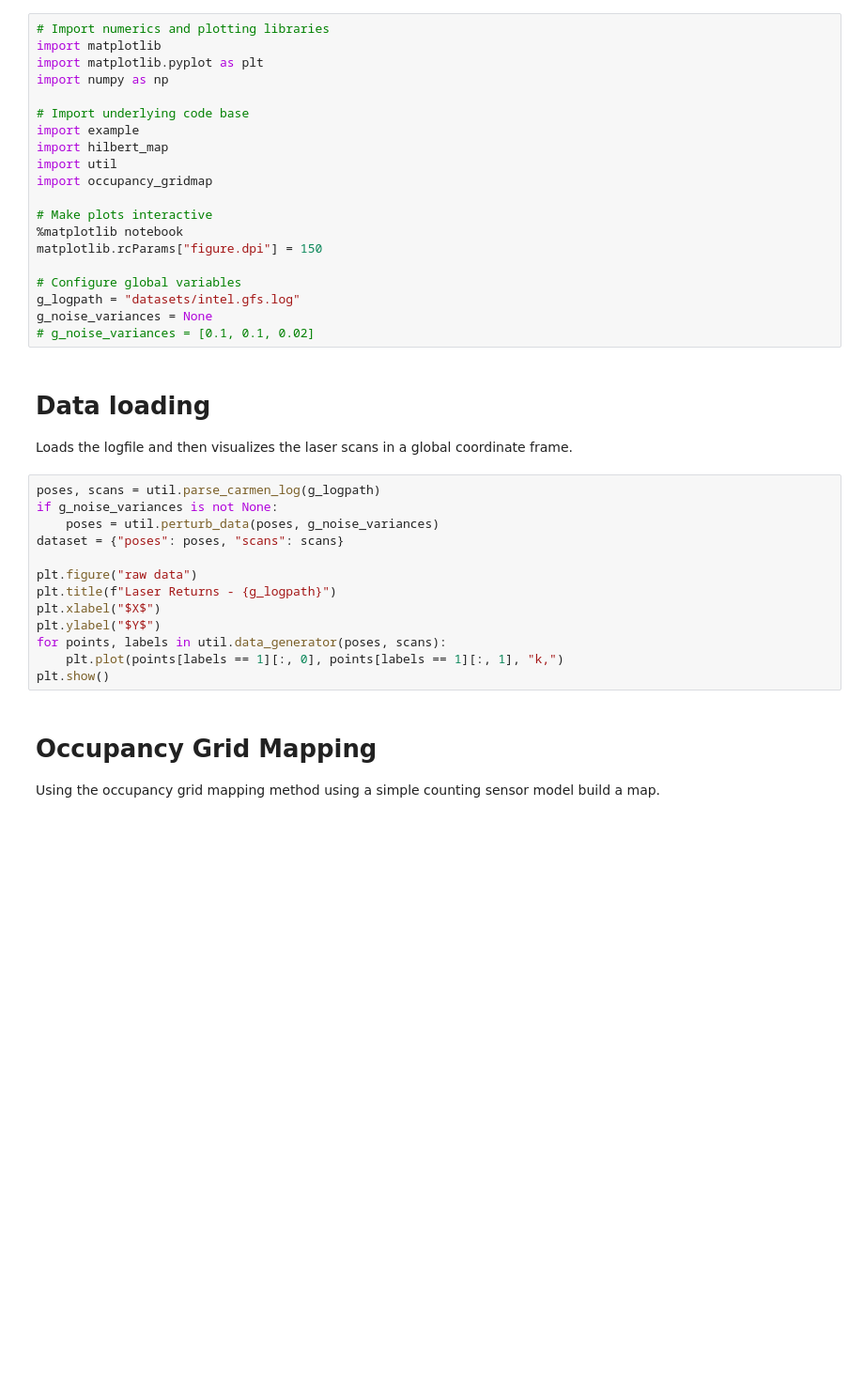
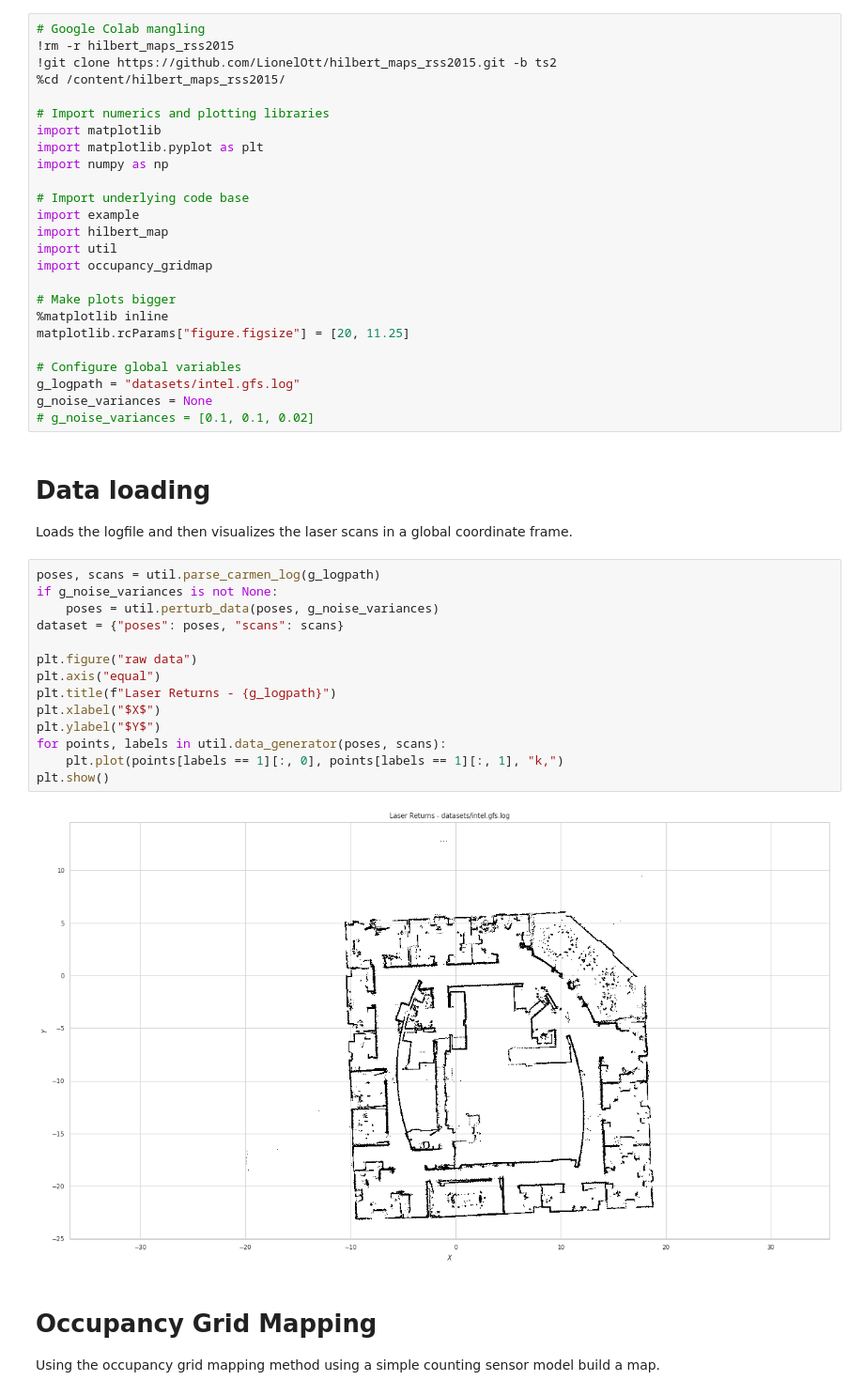
Before and after one commit to LionelOtt/hilbert_maps_rss2015, a Jupyter notebook: Mapping and Uncertainty.ipynb, the cells around one changed output. Shown at 94% size. Drawn from its saved outputs; the diff is of its cells as text; blank space fills up the shorter version.

Commit message:
More notebook updates for Google Colab

```diff
--- a/Mapping and Uncertainty.ipynb
+++ b/Mapping and Uncertainty.ipynb
@@ -1,4 +1,9 @@
 # %%
+# Google Colab mangling
+!rm -r hilbert_maps_rss2015
+!git clone https://github.com/LionelOtt/hilbert_maps_rss2015.git -b ts2
+%cd /content/hilbert_maps_rss2015/
+
 # Import numerics and plotting libraries
 import matplotlib
 import matplotlib.pyplot as plt
@@ -10,9 +15,9 @@ import hilbert_map
 import util
 import occupancy_gridmap
 
-# Make plots interactive
-%matplotlib notebook
-matplotlib.rcParams["figure.dpi"] = 150
+# Make plots bigger
+%matplotlib inline
+matplotlib.rcParams["figure.figsize"] = [20, 11.25]
 
 # Configure global variables
 g_logpath = "datasets/intel.gfs.log"
@@ -25,16 +30,19 @@ Loads the logfile and then visualizes the laser scans in a global coordinate fra
 # %%
 poses, scans = util.parse_carmen_log(g_logpath)
 if g_noise_variances is not None:
     poses = util.perturb_data(poses, g_noise_variances)
 dataset = {"poses": poses, "scans": scans}
 
 plt.figure("raw data")
+plt.axis("equal")
 plt.title(f"Laser Returns - {g_logpath}")
 plt.xlabel("$X$")
 plt.ylabel("$Y$")
 for points, labels in util.data_generator(poses, scans):
     plt.plot(points[labels == 1][:, 0], points[labels == 1][:, 1], "k,")
 plt.show()
+# %% [output]
+[figure, added]
 # %% [markdown]
 # Occupancy Grid Mapping
 
```
Also changed, not shown: parts of 2 cells of this notebook.
